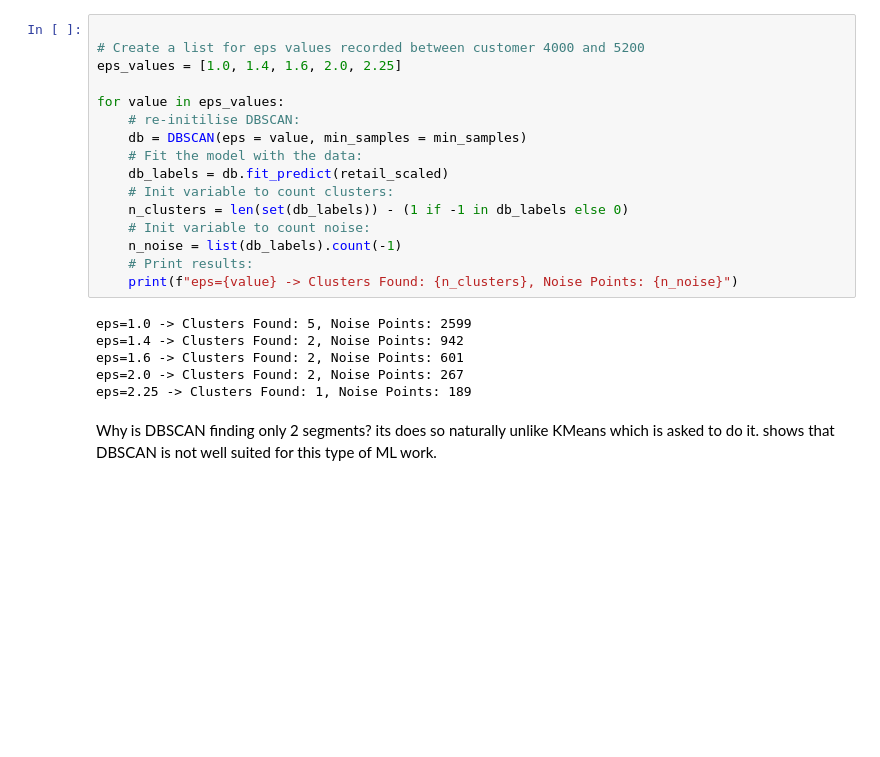
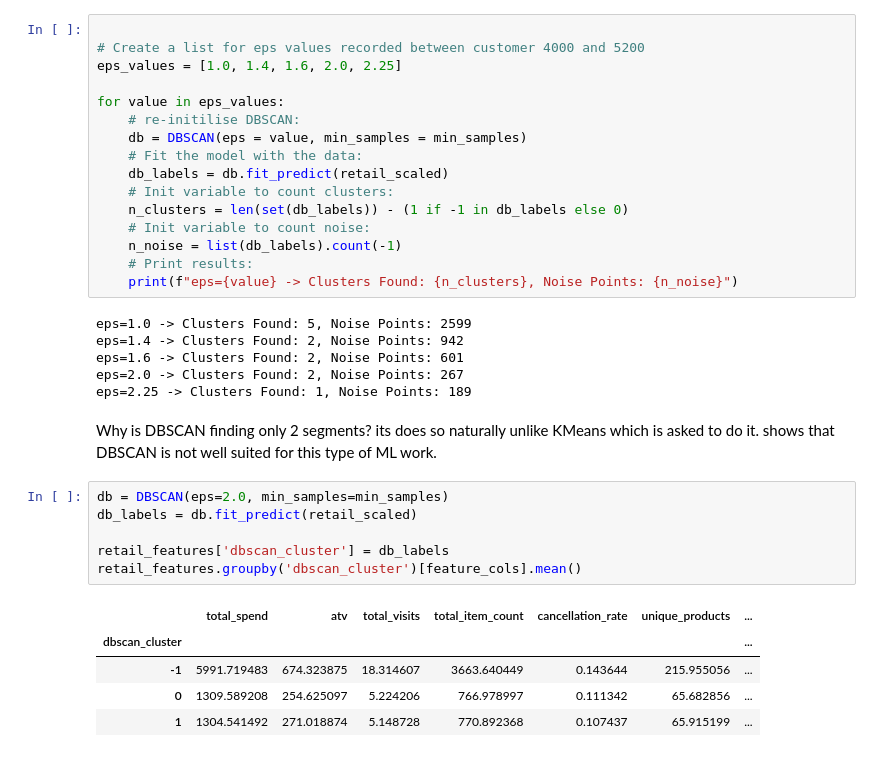
Before and after one commit to calAshy/theCoffeeCo, a Jupyter notebook: 1_Code/ml_pipeline.ipynb, the cells around one changed output. Saved outputs shown, nothing was run; the diff lists cells and outputs as text; blank space fills up the shorter version.

```diff
--- a/1_Code/ml_pipeline.ipynb
+++ b/1_Code/ml_pipeline.ipynb
@@ -582,3 +678,15 @@ eps=2.0 -> Clusters Found: 2, Noise Points: 267
 eps=2.25 -> Clusters Found: 1, Noise Points: 189
 # %% [markdown]
 Why is DBSCAN finding only 2 segments? its does so naturally unlike KMeans which is asked to do it. shows that DBSCAN is not well suited for this type of ML work.
+# %%
+db = DBSCAN(eps=2.0, min_samples=min_samples)
+db_labels = db.fit_predict(retail_scaled)
+
+retail_features['dbscan_cluster'] = db_labels
+retail_features.groupby('dbscan_cluster')[feature_cols].mean()
+# %% [output]
+|  | total_spend | atv | total_visits | total_item_count | cancellation_rate | unique_products | ... |
+| dbscan_cluster |  |  |  |  |  |  | ... |
+| -1 | 5991.719483 | 674.323875 | 18.314607 | 3663.640449 | 0.143644 | 215.955056 | ... |
+| 0 | 1309.589208 | 254.625097 | 5.224206 | 766.978997 | 0.111342 | 65.682856 | ... |
+| 1 | 1304.541492 | 271.018874 | 5.148728 | 770.892368 | 0.107437 | 65.915199 | ... |
```
Also changed, not shown: parts of 38 cells of this notebook, 2 other files.
